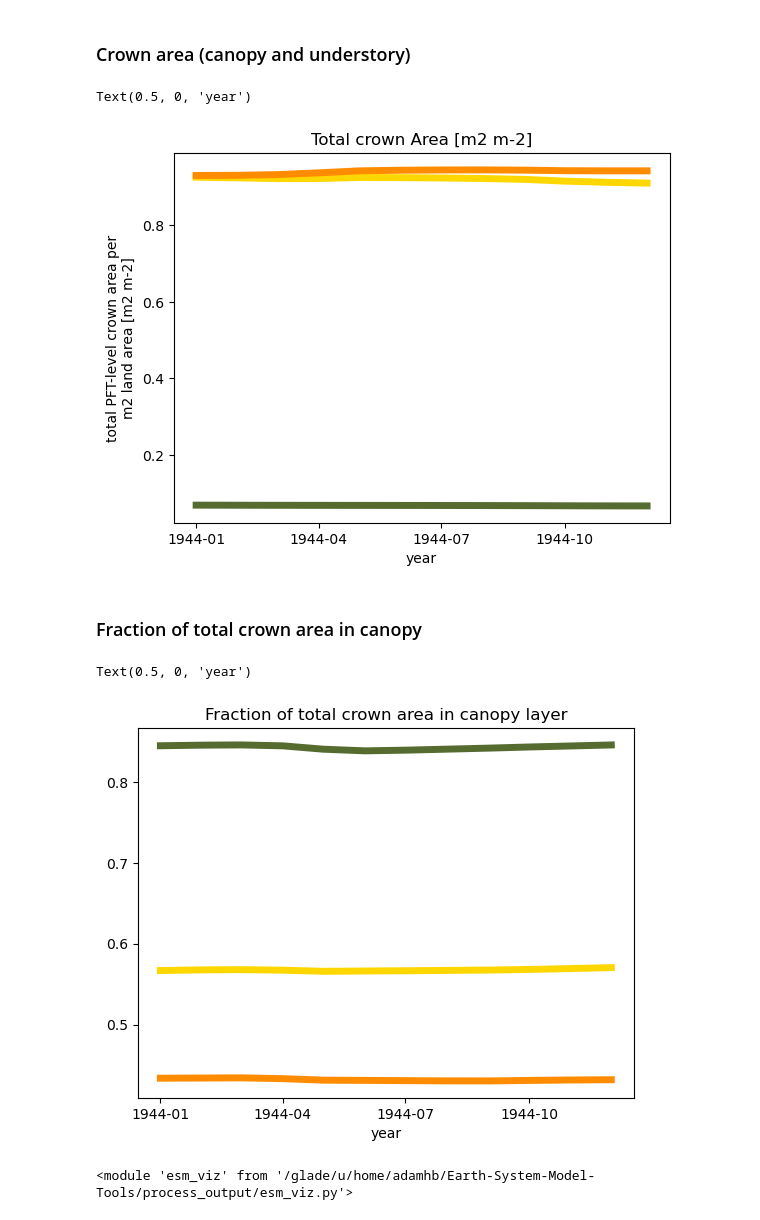
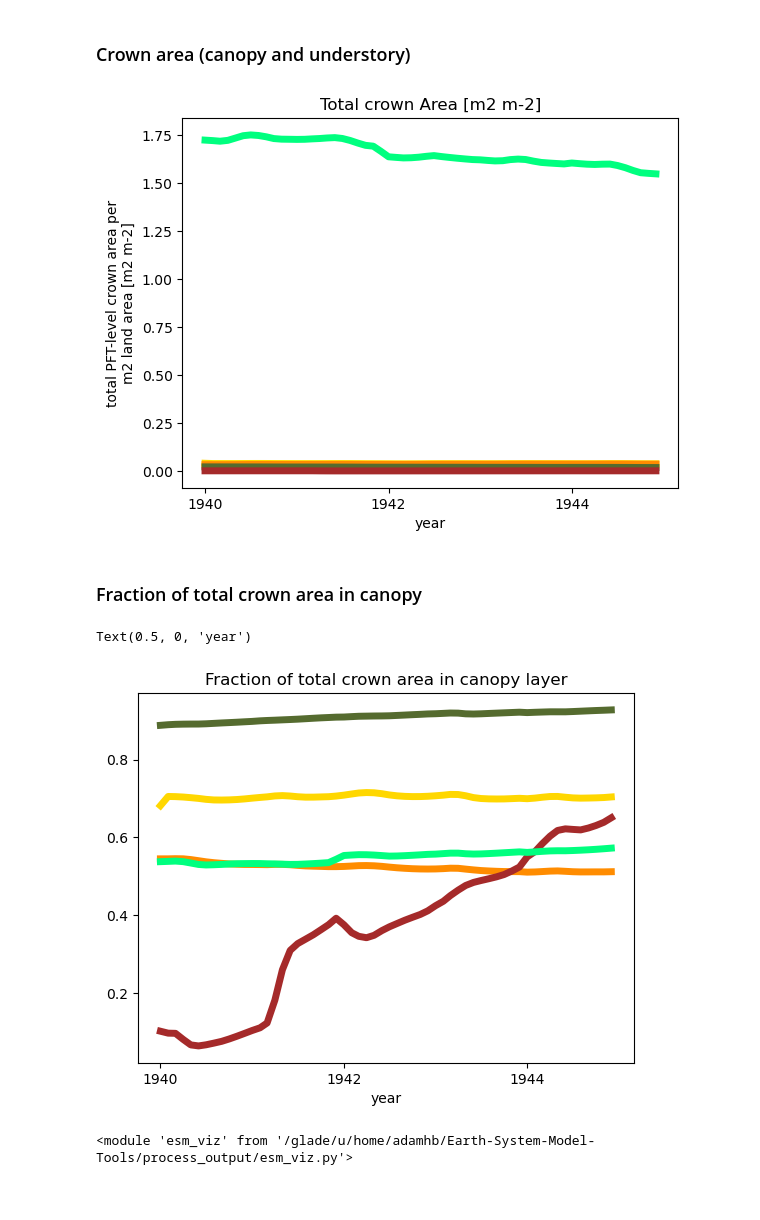
Before and after one commit to adamhb/Earth-System-Model-Tools, a Jupyter notebook: process_output/evaluate_single_site_simulation.ipynb, the cells around one changed output. Drawn from its saved outputs; the diff is of its cells as text; code cells hidden in the pictures.

```diff
--- a/process_output/evaluate_single_site_simulation.ipynb
+++ b/process_output/evaluate_single_site_simulation.ipynb
@@ -86,13 +88,13 @@ fields = [
           'FATES_CANOPYCROWNAREA_PF',
           'FATES_CANOPYCROWNAREA_APPF',
           'FATES_CROWNAREA_APPF',
-          #'FATES_CANOPYAREA_HT',
+          'FATES_CANOPYAREA_HT',
           #'FATES_CROWNAREA_CLLL',
           'FATES_CROWNAREA_PF',
           #biomass
           'FATES_VEGC_PF','FATES_VEGC_AP','FATES_VEGC_ABOVEGROUND','FATES_VEGC_ABOVEGROUND_SZPF',
           #growth
-          #'FATES_DDBH_SZPF',
+          'FATES_DDBH_SZPF',
           #'FATES_DDBH_CANOPY_SZAP','FATES_DDBH_USTORY_SZAP',
           #mortality
           'FATES_MORTALITY_PF',
@@ -104,7 +106,7 @@ fields = [
           'FATES_MORTALITY_SENESCENCE_SZPF',
           #seed production and recruitment
           #'FATES_SEED_PROD_USTORY_SZ','FATES_SEED_PROD_CANOPY_SZ',
-          #'FATES_SEEDS_IN',
+          'FATES_SEEDS_IN',
           'FATES_SEED_BANK',
           'FATES_SEEDBANK_PF',
           'FATES_SEED_ALLOC_SZPF',
@@ -134,9 +136,9 @@ fields = [
           'FATES_BURNFRAC','FATES_IGNITIONS','FATES_FIRE_INTENSITY_BURNFRAC',
           'FATES_FUEL_BULKD','FATES_FUEL_SAV',
            'FATES_DISTURBANCE_RATE_FIRE',
-          # 'FATES_FUEL_AMOUNT_AP',
-          # 'FATES_FIRE_INTENSITY_BURNFRAC_AP',
-          # 'FATES_BURNFRAC_AP',
+           'FATES_FUEL_AMOUNT_AP',
+           'FATES_FIRE_INTENSITY_BURNFRAC_AP',
+           'FATES_BURNFRAC_AP',
            'FATES_FUEL_AMOUNT_APFC',
            'FATES_FUEL_AMOUNT',
            'FATES_FDI',
@@ -144,16 +146,16 @@ fields = [
            'FATES_FUELCONSUMED',
            'FATES_NESTEROV_INDEX',
            'FATES_MORTALITY_CROWNSCORCH_SZPF',
-          # 'FATES_SCORCH_HEIGHT_APPF','FATES_FUEL_MEF',
+           'FATES_SCORCH_HEIGHT_APPF','FATES_FUEL_MEF',
            'FATES_FUEL_EFF_MOIST','FATES_FUEL_MOISTURE_FC','FATES_ROS'
           # 'FATES_MORTALITY_FIRE_CFLUX_PF'
           ]
 # %% [markdown]
 # Load data
 # %%
-ds = esm_tools.load_fates_output_data(model_output_root=model_output_root,
+ds_end = esm_tools.load_fates_output_data(model_output_root=model_output_root,
                             case_name = case_name,
-                            years = years,
+                            years = last_five_years,
                             fields = fields,
                             inst_tag = inst_tag)
 # %% [output]
@@ -273,7 +318,7 @@ esm_viz.plot_size_class_distribution(ds_final_year,
 ### Canopy crown area
 # %%
 for p in range(n_pfts):
-    ds_final_year.FATES_CANOPYCROWNAREA_PF.isel(fates_levpft=p).plot(color = pft_colors[p], linewidth = 5)
+    ds_end.FATES_CANOPYCROWNAREA_PF.isel(fates_levpft=p).plot(color = pft_colors[p], linewidth = 5)
 
 plt.title("Canopy Crown Area [m2 m-2]")
 plt.xlabel("year")
@@ -284,25 +329,25 @@ Text(0.5, 0, 'year')
 ### Crown area (canopy and understory)
 # %%
 for p in range(n_pfts):
-    ds_final_year.FATES_CROWNAREA_PF.isel(fates_levpft=p).plot(color = pft_colors[p], linewidth = 5)
+    ds_end.FATES_CROWNAREA_PF.isel(fates_levpft=p).plot(color = pft_colors[p], linewidth = 5)
 
-plt.title("Total crown Area [m2 m-2]")
+plt.title("Total crown area [m2 m-2]")
 plt.xlabel("year")
+plt.show()
 # %% [output]
-Text(0.5, 0, 'year')
-[figure, old version]
+[figure, new version]
 # %% [markdown]
 ### Fraction of total crown area in canopy
 # %%
-frac_in_canopy = esm_tools.frac_in_canopy(ds_final_year)
+frac_in_canopy = esm_tools.frac_in_canopy(ds_end)
 for p in range(n_pfts):
     frac_in_canopy.isel(fates_levpft=p).plot(color = pft_colors[p], linewidth = 5)
 
 plt.title("Fraction of total crown area in canopy layer")
 plt.xlabel("year")
 # %% [output]
 Text(0.5, 0, 'year')
-[figure, old version]
+[figure, new version]
 # %%
 importlib.reload(esm_tools)
 importlib.reload(esm_viz)
```
Also changed, not shown: parts of 108 cells of this notebook, 4 other files.
